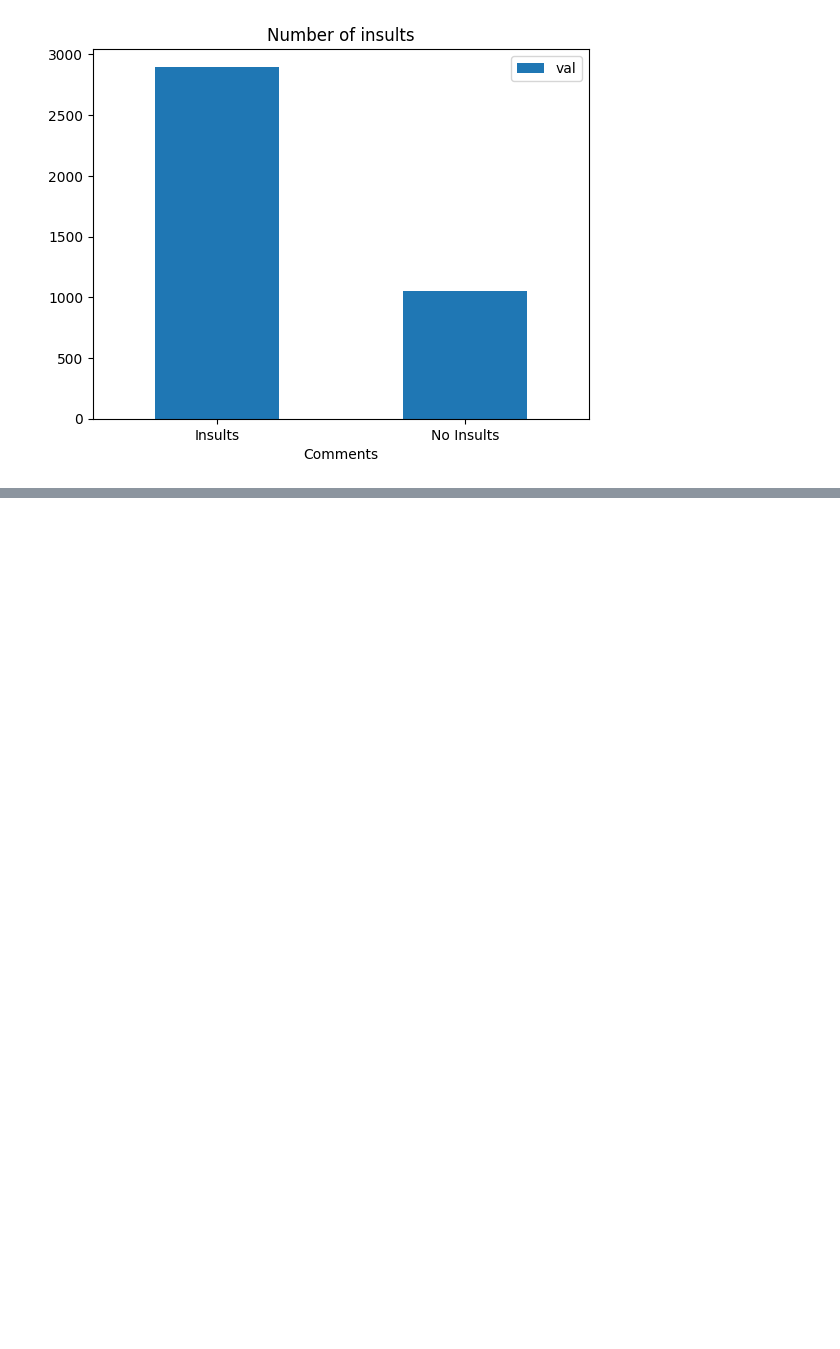
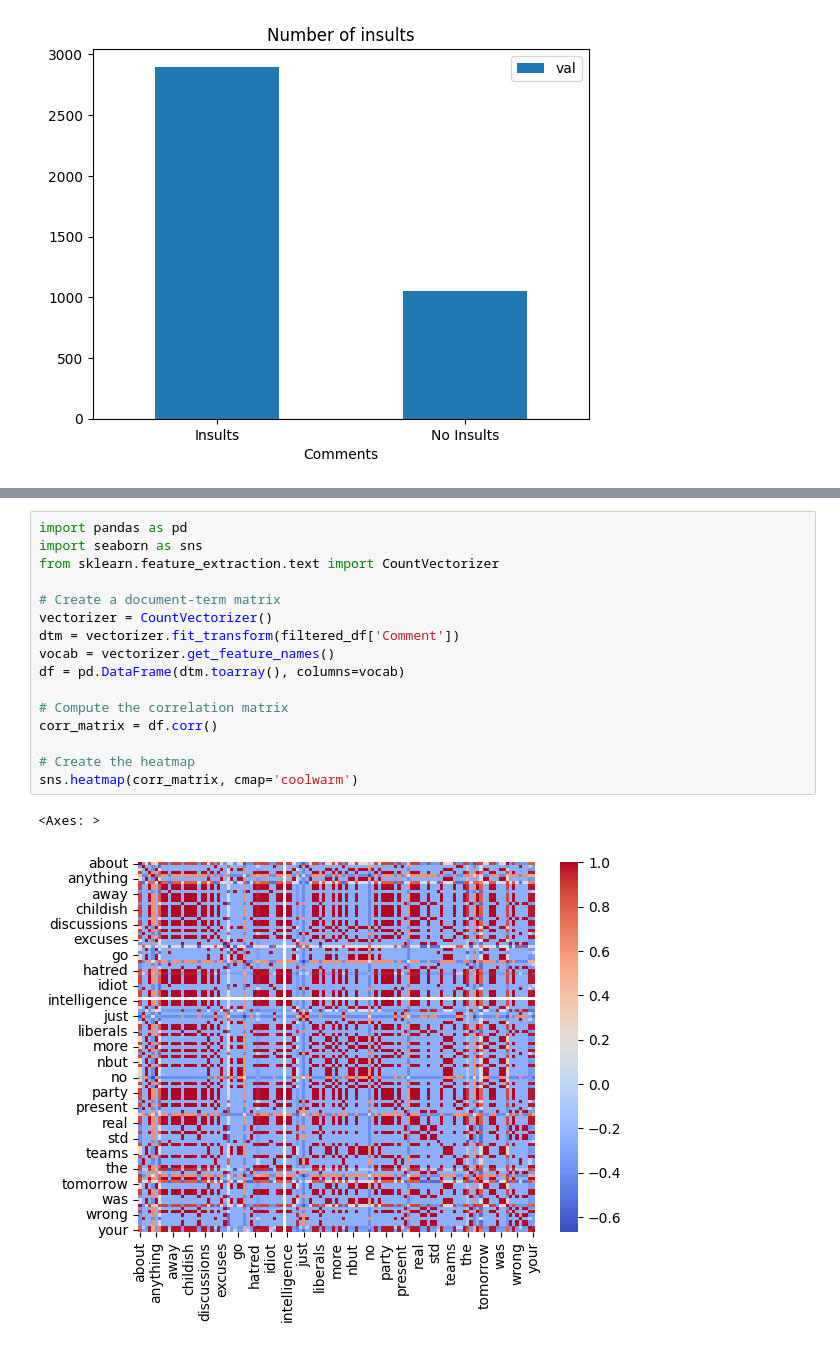
Before and after one commit to ZizouHuweidi/data-labs, a Jupyter notebook: src/Final.ipynb, the cells around one changed output, grey strips where cells are left out. Saved outputs shown, nothing was run; the diff lists cells and outputs as text; blank space fills up the shorter version.

```diff
--- a/src/Final.ipynb
+++ b/src/Final.ipynb
@@ -116,0 +110,19 @@ plt.show()
+# %%
+import pandas as pd
+import seaborn as sns
+from sklearn.feature_extraction.text import CountVectorizer
+
+# Create a document-term matrix
+vectorizer = CountVectorizer()
+dtm = vectorizer.fit_transform(filtered_df['Comment'])
+vocab = vectorizer.get_feature_names()
+df = pd.DataFrame(dtm.toarray(), columns=vocab)
+
+# Compute the correlation matrix
+corr_matrix = df.corr()
+
+# Create the heatmap
+sns.heatmap(corr_matrix, cmap='coolwarm')
+# %% [output]
+<Axes: >
+[figure, added]
```
Also changed, not shown: parts of 17 cells of this notebook, 2 other files.
